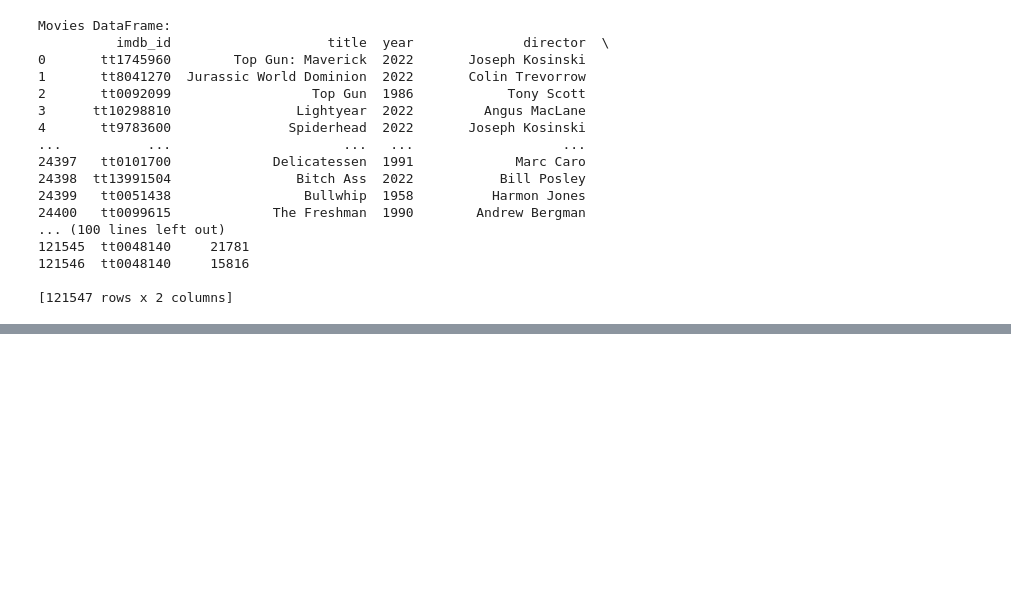
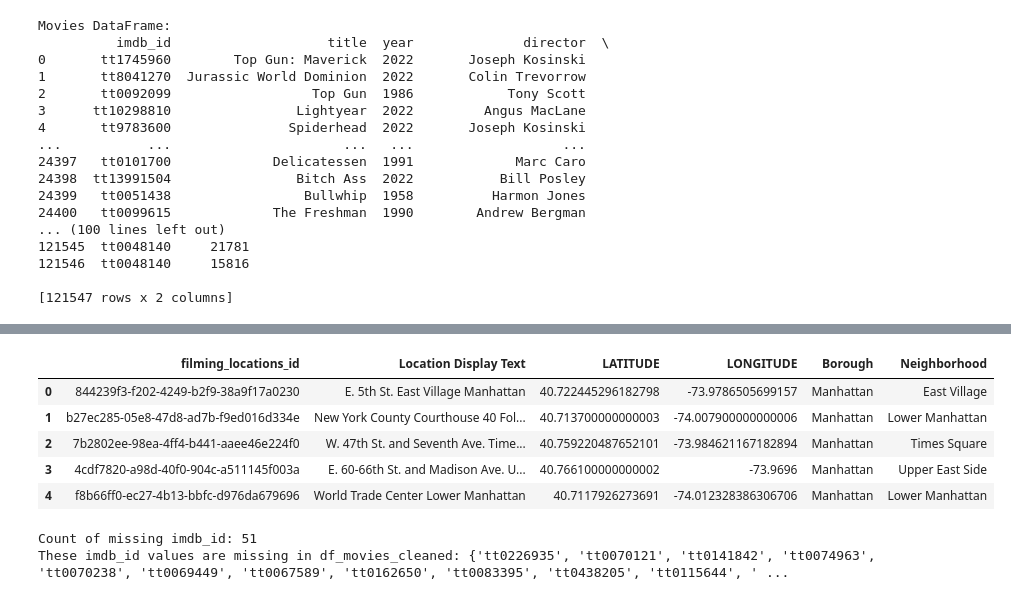
Before and after one commit to VictorHueni/food-and-the-city, a Jupyter notebook: data-analysis.ipynb, the cells around one changed output, grey strips where cells are left out. Saved outputs shown, nothing was run; the diff lists cells and outputs as text; code cells hidden in the pictures; blank space fills up the shorter version.

Commit message:
Processing filming locations

```diff
--- a/data-analysis.ipynb
+++ b/data-analysis.ipynb
@@ -197,8 +197,8 @@ df_restaurants.head()
 # %%
 # Example usage
 xml_file_path = "./datasets/Interactive_Map_Data.xml"
-df_fliming_locations = fetch_fliming_locations_data(xml_file_path)
-df_fliming_locations.head()
+df_fl = fetch_fliming_locations_data(xml_file_path)
+df_fl.head()
 # %% [output]
 Processed sheet: Full Map List with 233 rows
 |  | Film | Year | URL Encoded name | Image File Name | Agency Credit | Artist Credit | ... |
@@ -464,0 +547,2 @@ Movies DataFrame:
+# %%
+df_filming_locations, df_filming_locations_movies, df_locations = process_filming_locations(df_fl)
@@ -464,0 +567,21 @@ Movies DataFrame:
+# %%
+df_locations.head()
+# %% [output]
+|  | filming_locations_id | Location Display Text | LATITUDE | LONGITUDE | Borough | Neighborhood |
+| 0 | 844239f3-f202-4249-b2f9-38a9f17a0230 | E. 5th St. East Village Manhattan | 40.722445296182798 | -73.9786505699157 | Manhattan | East Village |
+| 1 | b27ec285-05e8-47d8-ad7b-f9ed016d334e | New York County Courthouse 40 Fol... | 40.713700000000003 | -74.007900000000006 | Manhattan | Lower Manhattan |
+| 2 | 7b2802ee-98ea-4ff4-b441-aaee46e224f0 | W. 47th St. and Seventh Ave. Time... | 40.759220487652101 | -73.984621167182894 | Manhattan | Times Square |
+| 3 | 4cdf7820-a98d-40f0-904c-a511145f003a | E. 60-66th St. and Madison Ave. U... | 40.766100000000002 | -73.9696 | Manhattan | Upper East Side |
+| 4 | f8b66ff0-ec27-4b13-bbfc-d976da679696 | World Trade Center Lower Manhattan | 40.7117926273691 | -74.012328386306706 | Manhattan | Lower Manhattan |
+# %%
+# Check if all imdb_id in df_filming_locations are present in df_movies_cleaned
+missing_ids = set(df_filming_locations_movies['imdb_id']) - set(df_movies_cleaned['imdb_id'])
+
+if missing_ids:
+    print(f"Count of missing imdb_id: {len(missing_ids)}")
+    print(f"These imdb_id values are missing in df_movies_cleaned: {missing_ids}")
+else:
+    print("All imdb_id values from df_filming_locations are present in df_movies_cleaned.")
+# %% [output]
+Count of missing imdb_id: 51
+These imdb_id values are missing in df_movies_cleaned: {'tt0226935', 'tt0070121', 'tt0141842', 'tt0074963', 'tt0070238', 'tt0069449', 'tt0067589', 'tt0162650', 'tt0083395', 'tt0438205', 'tt0115644', ' ...
```
Also changed, not shown: parts of 5 cells of this notebook.
